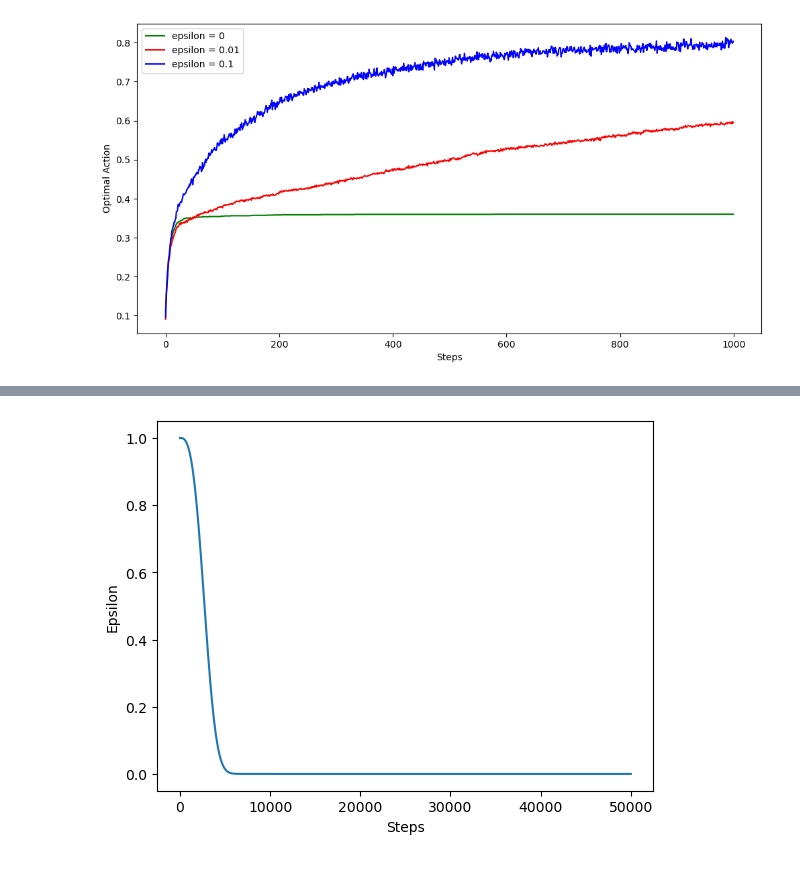
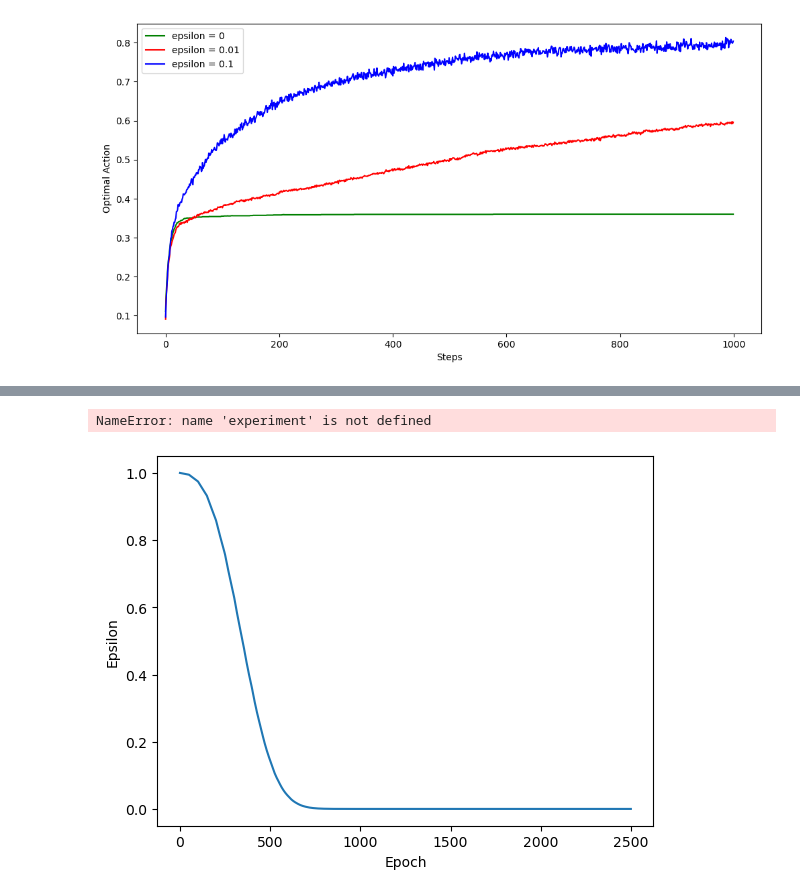
Before and after one commit to devkhullar/rltoolbox, a Jupyter notebook: simple_bandit_problem.ipynb, the cells around one changed output, grey strips where cells are left out. Drawn from its saved outputs; the diff is of its cells as text; code cells hidden in the pictures.

```diff
--- a/simple_bandit_problem.ipynb
+++ b/simple_bandit_problem.ipynb
@@ -466,22 +529,28 @@ plt.show()
+# %%
+experiment(T=500, alpha=50, epsilon_0=0.9)
+experiment(T=100, alpha=70, epsilon_0=0.9)
+experiment(T=200, alpha=50, epsilon_0=0.9)
+# %% [output]
+NameError: name 'experiment' is not defined
 # %%
 # pseudo code epsilon parameter
 
 # 1. How is the algorithm supposed to work?
 # 2. what is the role of T and alpha?
-T = 1000
+T = 50
 alpha = 50
 epsilon = 1
 epsilon_list = []
 for i in range(1, T + 1):
     for j in range(1, alpha + 1):
         epsilon = 1 / 2 * (1 + np.cos(i / T)) * epsilon
         epsilon_list.append(epsilon)
     # plt.plot(epsilon_list)
     # plt.show()
 
 plt.plot(range(T * alpha), epsilon_list)
-plt.xlabel('Steps')
+plt.xlabel('Epoch')
 plt.ylabel('Epsilon')
 plt.show()
 # %% [output]
-[figure, old version]
+[figure, new version]
```
Also changed, not shown: parts of 13 cells of this notebook, 2 other files.
